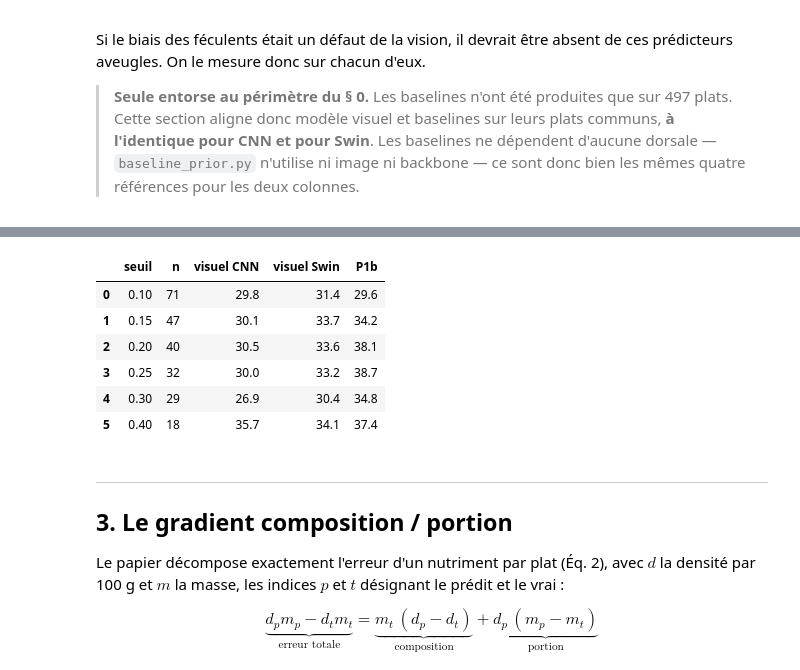
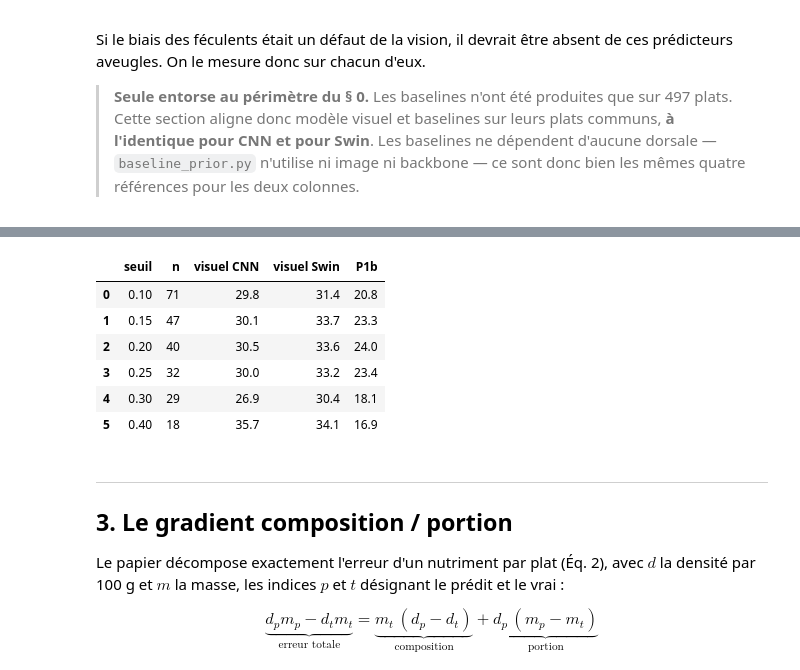
Before and after one commit to LubinLgp/nutrition5k-visual-ambiguity, a Jupyter notebook: analyse_par_ingredient_glucides.ipynb, the cells around one changed output, grey strips where cells are left out. Cells and saved outputs as stored; diff of their text form; code cells hidden in the pictures.

```diff
--- a/analyse_par_ingredient_glucides.ipynb
+++ b/analyse_par_ingredient_glucides.ipynb
@@ -483,7 +483,7 @@ def load_baseline(fname):
 
 BASELINES = [("P0 — rien (constante)",         load_baseline("prior_mean_mean.csv")),
              ("P1 — identité des ingrédients", load_baseline("prior_presence_mlp.csv")),
-             ("P1b — identité + masse totale", load_baseline("prior_presence_mlp_truemass.csv")),
+             ("P1b — identité + masse totale (passthrough)", load_baseline("prior_presence_passthrough_truemass.csv")),
              ("P2 — masses par ingrédient",    load_baseline("prior_mass_linear.csv"))]
 
 # Plats communs aux baselines et au factoriel : même restriction pour les deux dorsales.
@@ -506,7 +506,7 @@ for lab, d in ([("Modèle visuel — CNN", sur_communs(cnn)), ("Modèle visuel
                  "biais (féculent) %": d[m_fec].err.mean() / d[m_fec].true_carb.mean() * 100})
 echelle = pd.DataFrame(rows)
 ORDRE = ["P0 — rien (constante)", "P1 — identité des ingrédients", "Modèle visuel — CNN",
-         "Modèle visuel — Swin", "P1b — identité + masse totale", "P2 — masses par ingrédient"]
+         "Modèle visuel — Swin", "P1b — identité + masse totale (passthrough)", "P2 — masses par ingrédient"]
 echelle = echelle.set_index("niveau d'information").loc[ORDRE].reset_index()
 display(echelle.round(1))
 # %% [output]
@@ -553,22 +556,22 @@ de stabilité au seuil ci-dessous.
 # %%
-P1b = sur_communs(load_baseline("prior_presence_mlp_truemass.csv"))
+P1b = sur_communs(load_baseline("prior_presence_passthrough_truemass.csv"))
 vc, vs = sur_communs(cnn), sur_communs(swin)
 sens = []
 for th in (.10, .15, .20, .25, .30, .40):
     mm = (vc.part_feculent >= th).values
     sens.append({"seuil": th, "n": int(mm.sum()),
                  "visuel CNN": vc[mm].abserr.mean() / vc[mm].true_carb.mean() * 100,
                  "visuel Swin": vs[mm].abserr.mean() / vs[mm].true_carb.mean() * 100,
                  "P1b": P1b[mm].abserr.mean() / P1b[mm].true_carb.mean() * 100})
 display(pd.DataFrame(sens).round({"seuil": 2, "n": 0, "visuel CNN": 1, "visuel Swin": 1, "P1b": 1}))
 # %% [output]
 |  | seuil | n | visuel CNN | visuel Swin | P1b |
-| 0 | 0.10 | 71 | 29.8 | 31.4 | 29.6 |
-| 1 | 0.15 | 47 | 30.1 | 33.7 | 34.2 |
-| 2 | 0.20 | 40 | 30.5 | 33.6 | 38.1 |
-| 3 | 0.25 | 32 | 30.0 | 33.2 | 38.7 |
-| 4 | 0.30 | 29 | 26.9 | 30.4 | 34.8 |
-| 5 | 0.40 | 18 | 35.7 | 34.1 | 37.4 |
+| 0 | 0.10 | 71 | 29.8 | 31.4 | 20.8 |
+| 1 | 0.15 | 47 | 30.1 | 33.7 | 23.3 |
+| 2 | 0.20 | 40 | 30.5 | 33.6 | 24.0 |
+| 3 | 0.25 | 32 | 30.0 | 33.2 | 23.4 |
+| 4 | 0.30 | 29 | 26.9 | 30.4 | 18.1 |
+| 5 | 0.40 | 18 | 35.7 | 34.1 | 16.9 |
 # %% [markdown]
 ---
 ## 3. Le gradient composition / portion
```
Also changed, not shown: parts of 6 cells of this notebook, 2 other files.
